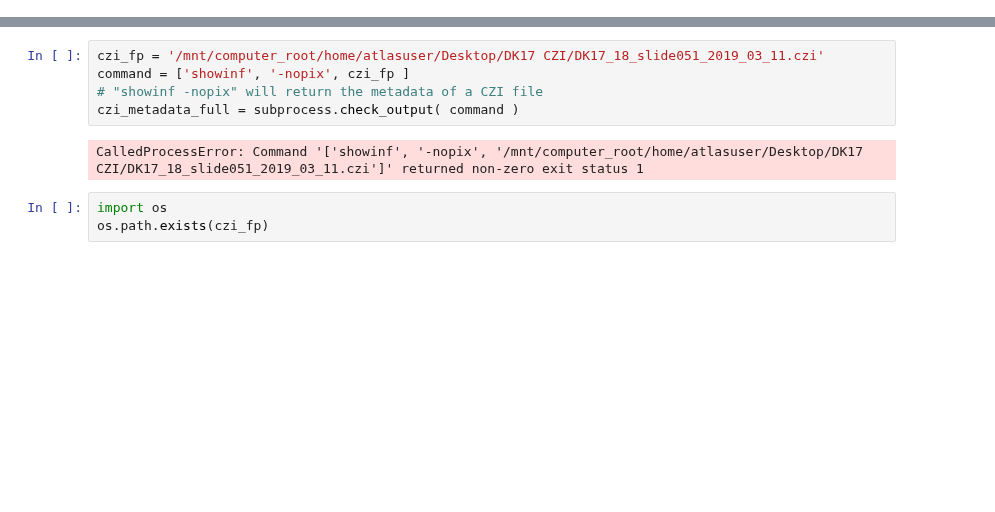
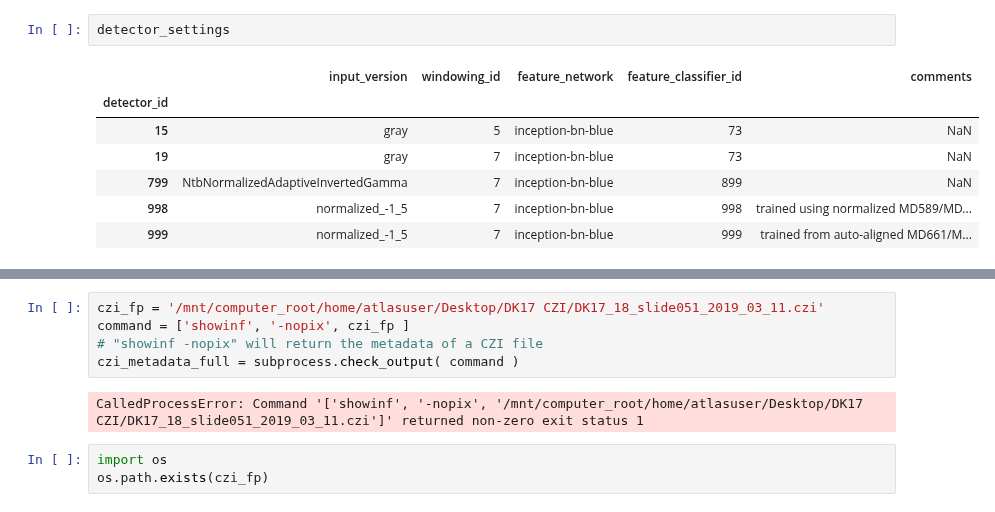
Before and after one commit to ActiveBrainAtlas/MouseBrainAtlas_dev, a Jupyter notebook: demo/a_test.ipynb, the cells around one changed output, grey strips where cells are left out. Saved outputs shown, nothing was run; the diff lists cells and outputs as text; blank space fills up the shorter version.

```diff
--- a/demo/a_test.ipynb
+++ b/demo/a_test.ipynb
@@ -0,0 +22,10 @@
+# %%
+detector_settings
+# %% [output]
+|  | input_version | windowing_id | feature_network | feature_classifier_id | comments |
+| detector_id |  |  |  |  |  |
+| 15 | gray | 5 | inception-bn-blue | 73 | NaN |
+| 19 | gray | 7 | inception-bn-blue | 73 | NaN |
+| 799 | NtbNormalizedAdaptiveInvertedGamma | 7 | inception-bn-blue | 899 | NaN |
+| 998 | normalized_-1_5 | 7 | inception-bn-blue | 998 | trained using normalized MD589/MD... |
+| 999 | normalized_-1_5 | 7 | inception-bn-blue | 999 | trained from auto-aligned MD661/M... |
```
Also changed, not shown: parts of 18 cells of this notebook, 9 other files.
